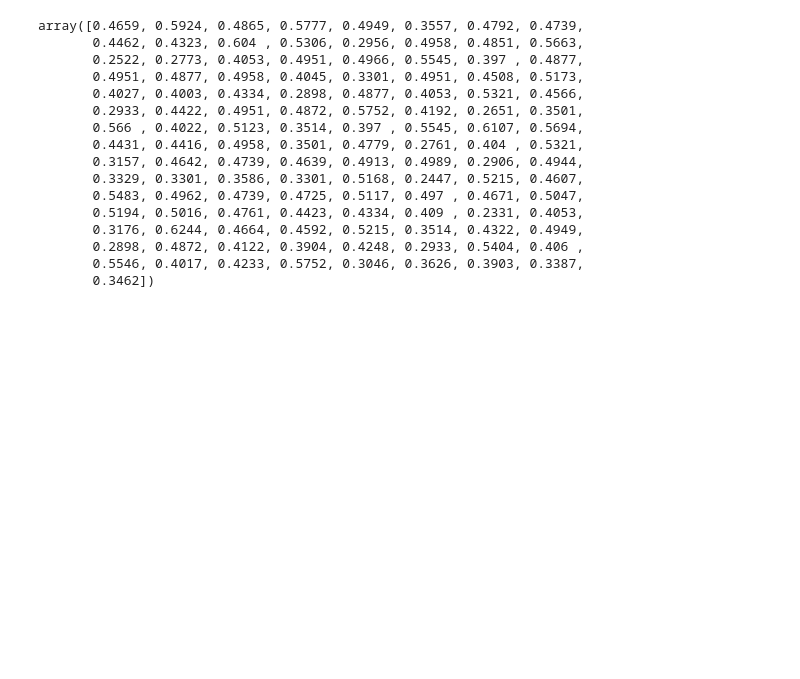
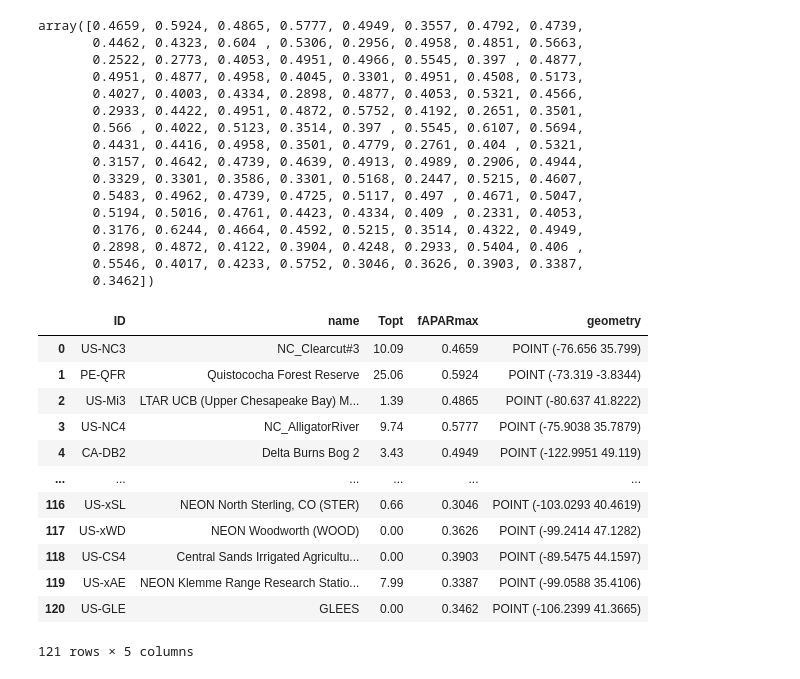
Before and after one commit to JPL-Evapotranspiration-Algorithms/PT-JPL, a Jupyter notebook: Tower Input Data.ipynb, the cells around one changed output. Drawn from its saved outputs; the diff is of its cells as text; code cells hidden in the pictures; blank space fills up the shorter version.

```diff
--- a/Tower Input Data.ipynb
+++ b/Tower Input Data.ipynb
@@ -6,5 +11,5 @@ from PTJPL import load_Topt, load_fAPARmax
 # %%
-tower_locations_df = pd.read_csv("metadata_ebc_filt.csv")
+tower_locations_df = pd.read_csv(tower_locations_filename)
 tower_locations_df
 # %% [output]
 |  | Site ID | Name | Lat | Long | Elev | Clim | Veg | MAT | MAP | StartDate | EndDate | ... |
@@ -20,3 +25,6 @@ tower_locations_df
 | 119 | US-xAE | NEON Klemme Range Research Statio... | 35.4106 | -99.0588 | 516.0 | Cfa | GRA | 15.5 | 778.85 | 10/1/18 06:00 | 12/1/22 00:00 | ... |
 | 120 | US-GLE | GLEES | 41.3665 | -106.2399 | 3197.0 | Dfc | ENF | 0.8 | 1200.00 | 10/1/18 07:00 | 10/1/20 07:00 | ... |
 121 rows × 13 columns
+# %%
+tower_IDs = list(tower_locations_df["Site ID"])
+tower_IDs
@@ -22,0 +49,3 @@ tower_locations_df
+# %%
+tower_names = list(tower_locations_df.Name)
+tower_names
@@ -68,3 +132,27 @@ array([0.4659, 0.5924, 0.4865, 0.5777, 0.4949, 0.3557, 0.4792, 0.4739,
        0.2898, 0.4872, 0.4122, 0.3904, 0.4248, 0.2933, 0.5404, 0.406 ,
        0.5546, 0.4017, 0.4233, 0.5752, 0.3046, 0.3626, 0.3903, 0.3387,
        0.3462])
+# %%
+tower_static_data_gdf = gpd.GeoDataFrame({
+    "ID": tower_IDs,
+    "name": tower_names,
+    "Topt": Topt,
+    "fAPARmax": fAPARmax,
+    "geometry": tower_points
+})
+
+tower_static_data_gdf
+# %% [output]
+|  | ID | name | Topt | fAPARmax | geometry |
+| 0 | US-NC3 | NC_Clearcut#3 | 10.09 | 0.4659 | POINT (-76.656 35.799) |
+| 1 | PE-QFR | Quistococha Forest Reserve | 25.06 | 0.5924 | POINT (-73.319 -3.8344) |
+| 2 | US-Mi3 | LTAR UCB (Upper Chesapeake Bay) M... | 1.39 | 0.4865 | POINT (-80.637 41.8222) |
+| 3 | US-NC4 | NC_AlligatorRiver | 9.74 | 0.5777 | POINT (-75.9038 35.7879) |
+| 4 | CA-DB2 | Delta Burns Bog 2 | 3.43 | 0.4949 | POINT (-122.9951 49.119) |
+| ... | ... | ... | ... | ... | ... |
+| 116 | US-xSL | NEON North Sterling, CO (STER) | 0.66 | 0.3046 | POINT (-103.0293 40.4619) |
+| 117 | US-xWD | NEON Woodworth (WOOD) | 0.00 | 0.3626 | POINT (-99.2414 47.1282) |
+| 118 | US-CS4 | Central Sands Irrigated Agricultu... | 0.00 | 0.3903 | POINT (-89.5475 44.1597) |
+| 119 | US-xAE | NEON Klemme Range Research Statio... | 7.99 | 0.3387 | POINT (-99.0588 35.4106) |
+| 120 | US-GLE | GLEES | 0.00 | 0.3462 | POINT (-106.2399 41.3665) |
+121 rows × 5 columns
```
Also changed, not shown: parts of 16 cells of this notebook, 9 other files.
